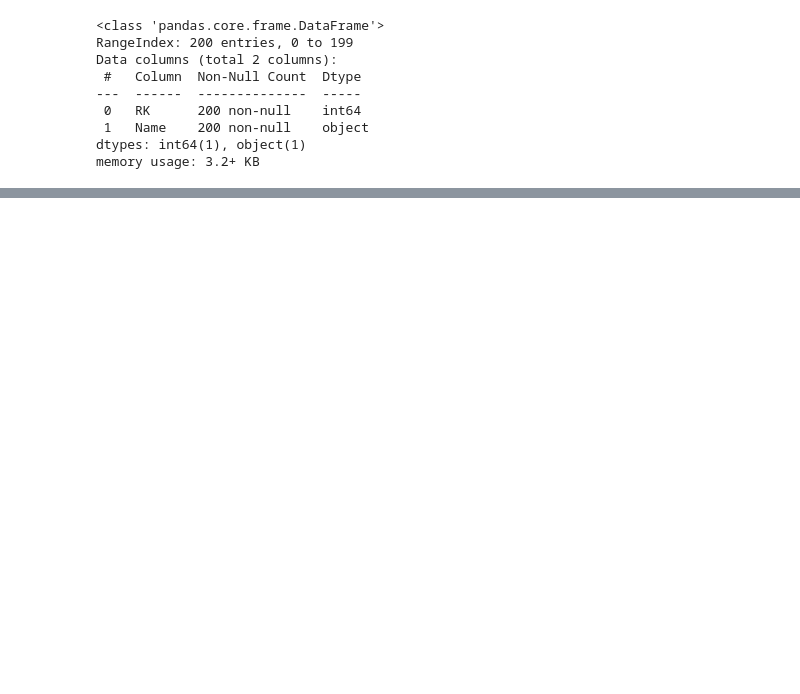
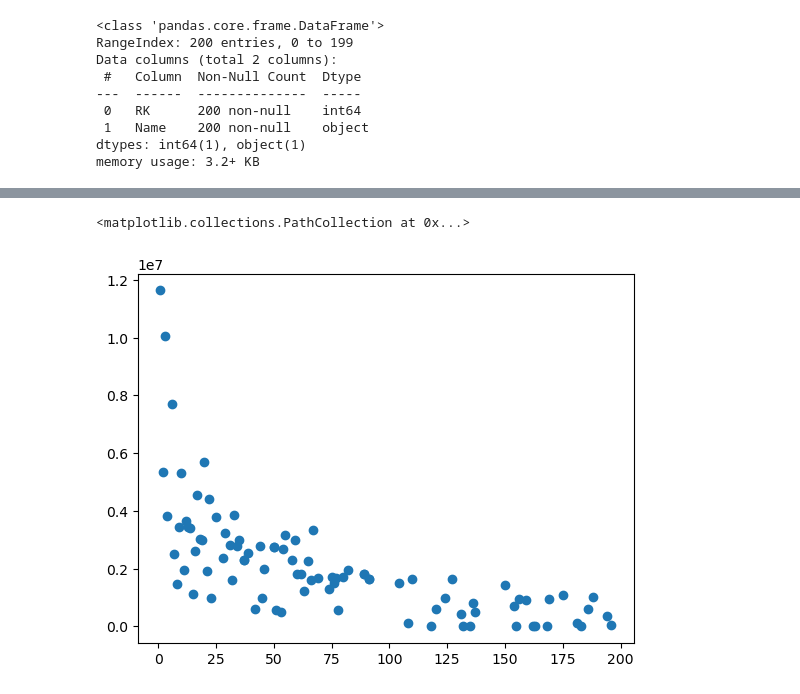
Before and after one commit to bolive2/golfData, a Jupyter notebook: Blog3.ipynb, the cells around one changed output, grey strips where cells are left out. Saved outputs shown, nothing was run; the diff lists cells and outputs as text; code cells hidden in the pictures; blank space fills up the shorter version.

```diff
--- a/Blog3.ipynb
+++ b/Blog3.ipynb
@@ -202,0 +271,8 @@ use.sort_values(by=['RK_x'])
+# %%
+money = '\W'
+# %%
+#re.sub(money,'',use['EARNINGS'])
+use['EARNINGS'] = [re.sub(money,'', str(x)) for x in use['EARNINGS']]
+# %%
+use['EARNINGS'] =[int(x) for x in use['EARNINGS']]
+use['EARNINGS']
@@ -202,0 +292,5 @@ use.sort_values(by=['RK_x'])
+# %%
+plt.scatter(use['RK'],use['EARNINGS'])
+# %% [output]
+<matplotlib.collections.PathCollection at 0x...>
+[figure, added]
```
Also changed, not shown: parts of 26 cells of this notebook.
